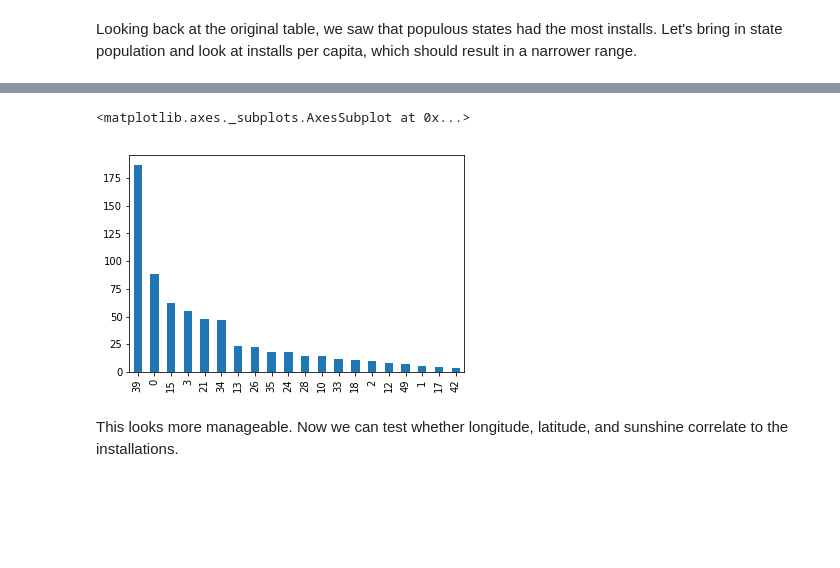
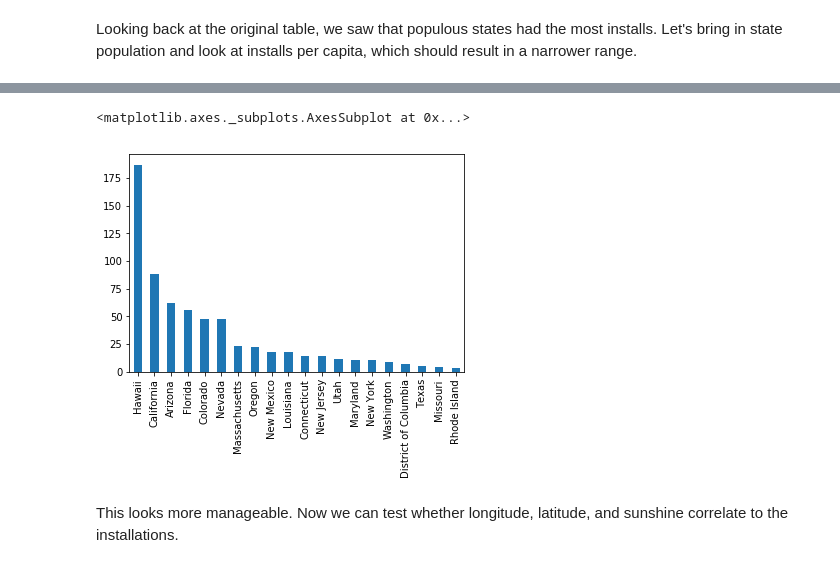
Before and after one commit to rdlareau/Thinkful, a Jupyter notebook: CapstoneSolar-2.ipynb, the cells around one changed output, grey strips where cells are left out. Saved outputs shown, nothing was run; the diff lists cells and outputs as text; code cells hidden in the pictures; blank space fills up the shorter version.

```diff
--- a/CapstoneSolar-2.ipynb
+++ b/CapstoneSolar-2.ipynb
@@ -107,10 +111,9 @@ table.head(5)
-# %%
-table.InstallPerCap.head(20).plot(kind='bar')
-
-# How to make State column into y labels?
-# How to label axes?
-# %% [output]
-<matplotlib.axes._subplots.AxesSubplot at 0x...>
-[figure, removed]
+# %%
+ax = table.InstallPerCap.head(20).plot(kind='bar')
+ax.set_xticklabels(table.State, rotation=90)
+ax
+# %% [output]
+<matplotlib.axes._subplots.AxesSubplot at 0x...>
+[figure, added]
 # %% [markdown]
 This looks more manageable. Now we can test whether longitude, latitude, and sunshine correlate to the installations.
```
Also changed, not shown: parts of 19 cells of this notebook.
